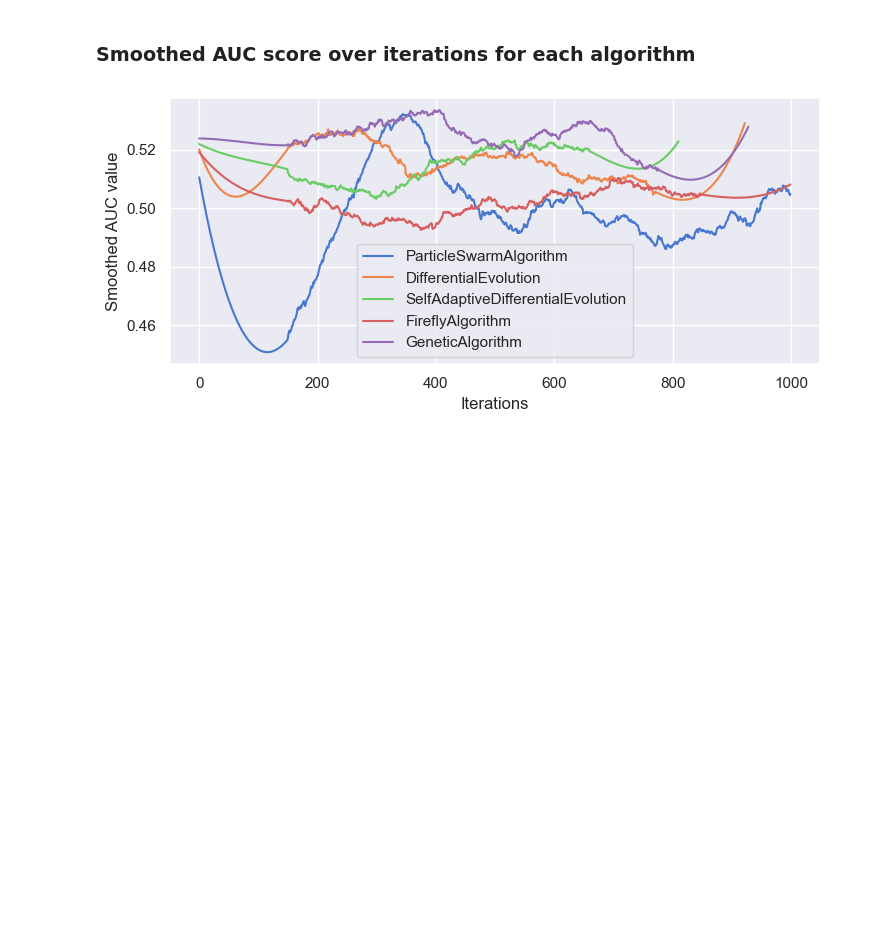
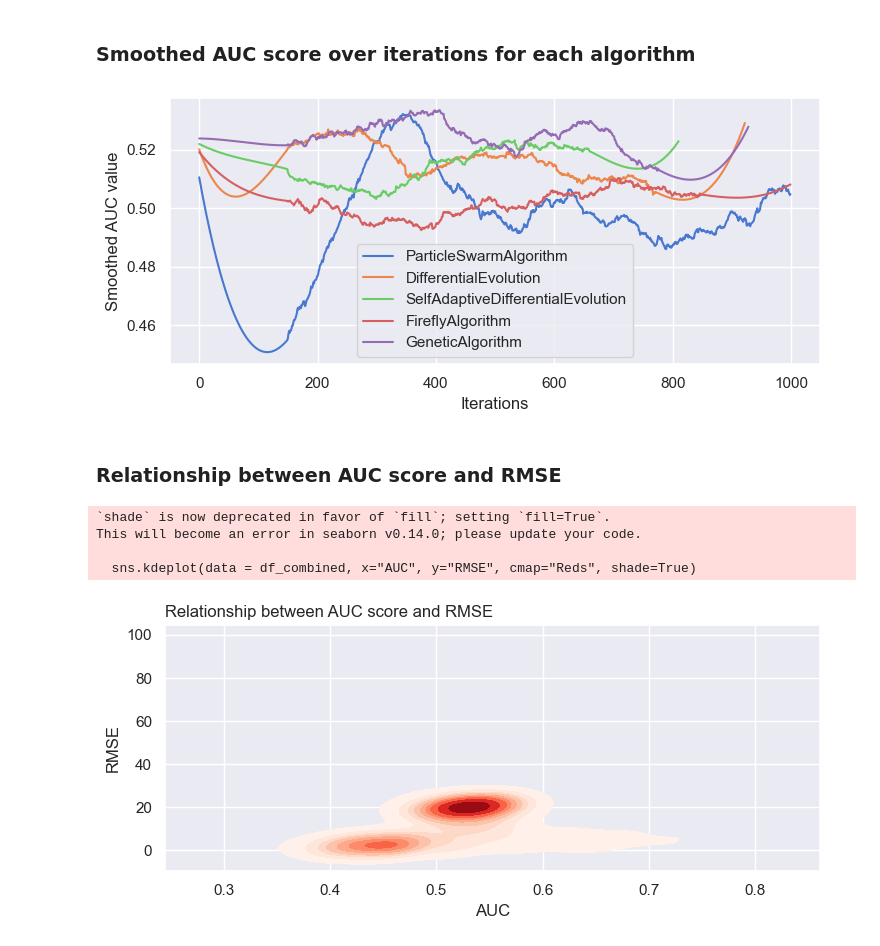
Before and after one commit to SasoPavlic/NiaNetAD, a Jupyter notebook: analyse.ipynb, the cells around one changed output. Drawn from its saved outputs; the diff is of its cells as text; code cells hidden in the pictures; blank space fills up the shorter version.

Commit message:
Added more data analysis plots

```diff
--- a/analyse.ipynb
+++ b/analyse.ipynb
@@ -400,3 +399,49 @@ plt.savefig(f'NiaNet.pdf')
 #plt.cla()
 # %% [output]
 [figure]
+# %% [markdown]
+### Relationship between AUC score and RMSE
+# %%
+x_values = []
+y_values = []
+z_values = []
+algorithms = []
+dataframes = []
+import random
+for algorithm in df_solutions.algorithm_name.unique():
+
+    idx = df_solutions[(df_solutions['algorithm_name'] == algorithm) & (df_solutions['AUC'] != 0.00) & (df_solutions.RMSE < df_solutions.RMSE.quantile(0.70))].index
+    df_filtered = df_solutions.loc[idx][:]
+
+    df_filtered['timestamp'] = pd.to_datetime(df_filtered['timestamp'])
+
+    df_filtered.sort_values(by='timestamp',ascending=True)
+    df_filtered['iteration']  = range(0, df_filtered.shape[0])
+
+
+    #df_filtered['fitness'] = df_filtered['fitness'] / df_filtered['fitness'].abs().max()
+    #df_filtered['AUC'] = df_filtered['AUC'] / df_filtered['AUC'].abs().max()
+    #df_filtered['RMSE'] = df_filtered['RMSE'] / df_filtered['RMSE'].abs().max()
+
+    dataframes.append(df_filtered.head(1000))
+
+    x = df_filtered['iteration'].head(1000).to_numpy()
+    y = df_filtered['AUC'].head(1000).to_numpy()
+    z = df_filtered['RMSE'].head(1000).to_numpy()
+
+    x_values.append(x)
+    y_values.append(y)
+    z_values.append(z)
+    algorithms.append(algorithm)
+# %%
+df_combined = dataframes[0].append(dataframes[1]).append(dataframes[2]).append(dataframes[3]).append(dataframes[4])
+df_combined=df_combined.sample(1000)
+sns.kdeplot(data = df_combined, x="AUC", y="RMSE", cmap="Reds", shade=True)
+plt.title('Relationship between AUC score and RMSE', loc='left')
+plt.show()
+# %% [output]
+`shade` is now deprecated in favor of `fill`; setting `fill=True`.
+This will become an error in seaborn v0.14.0; please update your code.
+
+  sns.kdeplot(data = df_combined, x="AUC", y="RMSE", cmap="Reds", shade=True)
+[figure, added]
```
Also changed, not shown: parts of 16 cells of this notebook, 1 other file.
